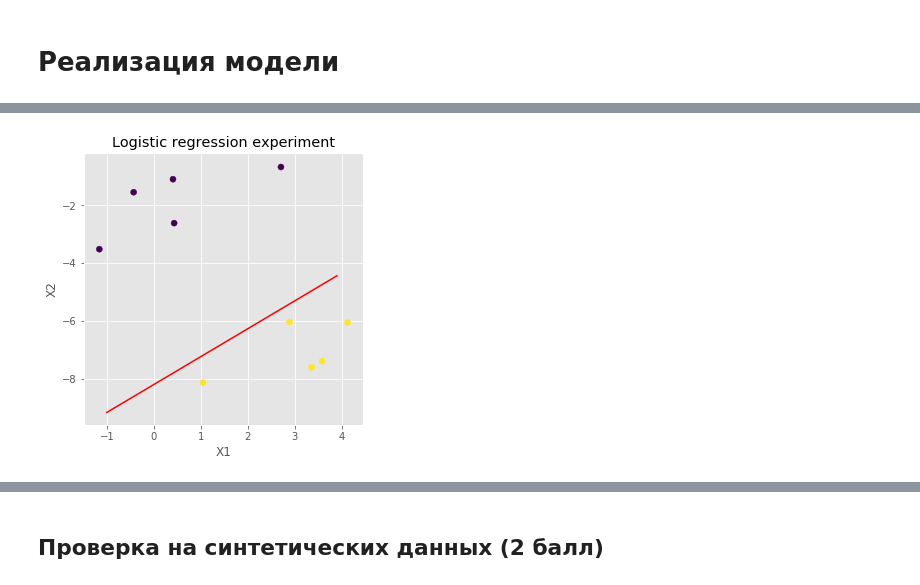
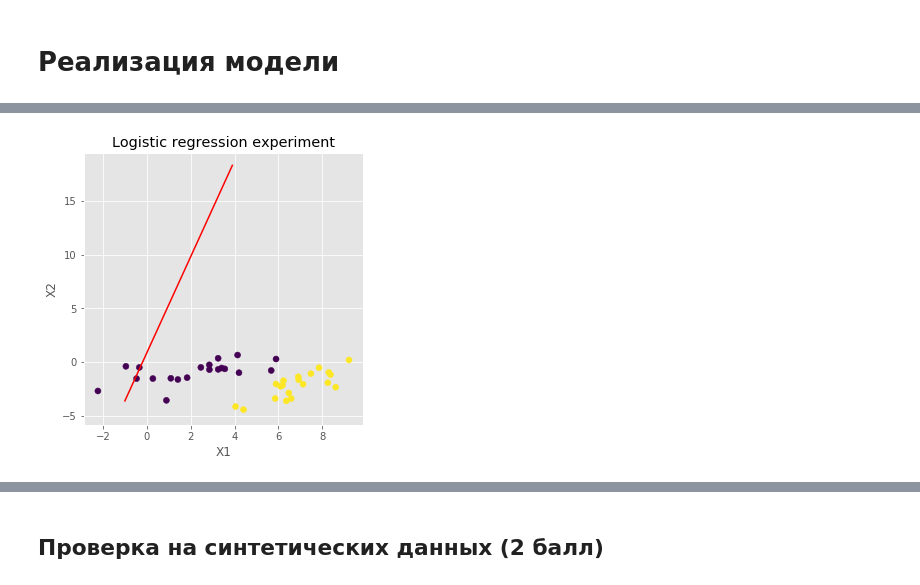
Before and after one commit to CarefreeSlacker/otus_homework3, a Jupyter notebook: homework.ipynb, the cells around one changed output, grey strips where cells are left out. Saved outputs shown, nothing was run; the diff lists cells and outputs as text; code cells hidden in the pictures.

```diff
--- a/homework.ipynb
+++ b/homework.ipynb
@@ -25,7 +25,7 @@ plt.rcParams['lines.markersize'] = 6
 from sklearn.metrics import zero_one_loss
 from sklearn.base import BaseEstimator, ClassifierMixin
 import math
-
+import random
 
 # gradients = 2. / m * X_b.T.dot(X_b.dot(theta) - y)
 # theta_old = theta
@@ -79,46 +79,64 @@ class MySGDClassifier(BaseEstimator, ClassifierMixin):
     def __none_regularisation(self, _y, _margin):
         return 0.0
 
-    def fit(self, X, y=None):
+    def fit(self, X, y):
         '''
         Обучение модели
         '''
-        (length, width) = X.shape
-        self.dimensions = width + 1
-        self.collection = self.__add_ones_for_c_coefficient(X, length)
+        (length, dims) = X.shape
+        self.dimensions = dims + 1
+        self.collection_len = length
+        self.collection = self.__add_c_coefficient(X, length)
         self.function_values = y
-        self.theta = np.random.randn(self.dimensions, 1)
+        self.theta = self.__get_random_theta(self.dimensions)
+        self.final_theta = 0
 
         self.__gradient_descent()
 
         return self
 
-    def __add_ones_for_c_coefficient(self, x, length):
-        return np.hstack([x, np.ones((length, 1))])
+    def __add_c_coefficient(self, x, length):
+        median_values = [np.median(x[:,i]) for i in range(self.dimensions - 1)]
+        fill_value = np.max(median_values)
+        return np.hstack([x, np.full((length, 1), 1)])
 
     def __gradient_descent(self):
         theta = self.theta
-        for _epoch in range(self.max_epoch):
+        for epoch in range(self.max_epoch):
             p = np.random.permutation(len(self.collection))
+            # print("Epoch {0}".format(epoch))
             for index in p:
+                # print("before theta {0}".format(theta.reshape((1,3))))
                 xi = self.collection[index]
                 yi = self.function_values[index]
                 margin = self.__margin(theta, xi)
-                yhat = self.__sigmoid(margin)
-                gradient = self.alpha * (yi - yhat) * yhat * xi * (1 - yhat) + self.reg_function(yi, yhat)
+                sigma = self.__sigmoid(margin)
+                gradient = (self.alpha * sigma * xi * yi + self.reg_function(yi, sigma)) / self.collection_len
                 gradient = gradient.reshape((self.dimensions, 1))
-                #print('Old theta {0} gradient {1}'.format(theta, gradient))
+                # print('yi {0} yhat {1} regularisation {2} Gradient {3} '.format(yi, yhat, self.reg_function(yi, yhat), gradient.reshape((1,3))))
                 theta = np.add(theta, gradient)
-                #print('New theta {0}'.format(theta))
+                # print("id: {0} sigma {1} margin {2} gradient {3}, regularisation {4}".format(index, round(sigma, 4), round(margin, 4), gradient.reshape((1, 3)), self.reg_function(yi, sigma)))
 
-        print("Before final theta {0}, self tehta {1}".format(theta, self.theta))
-        self.theta = theta.reshape(1, self.dimensions)[0]
-        print("Final theta {0}".format(self.theta))
+            # self.print_theta(theta)
+
+        self.final_theta = theta.reshape(1, self.dimensions)[0]
         return True
+
+    def print_theta(self, theta):
+        x_naive = np.arange(-1, 4, 0.1)
+        [a, b, c] =theta.reshape(1, self.dimensions)[0]
+        y_naive = -1 * (a / b) * x_naive - (c / b)
+        plt.plot(x_naive, y_naive, c='g', label='way to optimal decision')
+        return
+
+    def __get_random_theta(self, dim):
+        return np.array([random.random() for _ in range(dim)]).reshape(dim, 1)
 
     def __margin(self, theta, x):
         x = x.reshape((1, self.dimensions))
-        return x.dot(theta)[0][0]
+        margin = x.dot(theta)[0][0]
+        # print('x {0} margin {1}, theta {2}'.format(x, margin, theta))
+        return margin
 
     def __sigmoid(self, z):
         sigmoid = 1 / (1 + np.exp(-z))
@@ -146,27 +164,27 @@ class MySGDClassifier(BaseEstimator, ClassifierMixin):
 
         return y_hat_proba
 
-classifier = MySGDClassifier(C=1, alpha=0.5, max_epoch=10, penalty='l2')
+classifier = MySGDClassifier(C=0.5, alpha=1, max_epoch=10, penalty='l2')
 
 np.random.seed(1)
 
-size = 5
+size = 20
 
 C1 = np.array([[0., -0.8], [1.5, 0.8]])
 C2 = np.array([[1., -0.7], [2., 0.7]])
-gauss1 = np.dot(np.random.randn(size, 2) + np.array([10, 3]), C1)
-#gauss1 = np.dot(np.random.randn(size, 2) + np.array([7, 5]), C1)
+gauss1 = np.dot(np.random.randn(size, 2) + np.array([7, 5]), C1)
 gauss2 = np.dot(np.random.randn(size, 2) + np.array([1.5, 0]), C2)
 
 X = np.vstack([gauss1, gauss2])
 Y = np.r_[np.ones(size), np.zeros(size)]
-
 classifier.fit(X, Y)
 
 x_naive = np.arange(-1, 4, 0.1)
-[a, b, c] = classifier.theta
-print('Theta {0}'.format(classifier.theta))
-y_naive = (a / b) * x_naive - ((c + 400) / b)
+print(classifier.theta)
+print(classifier.final_theta)
+[a, b, c] = classifier.final_theta
+# print('Theta {0}'.format(classifier.theta))
+y_naive = -1 * (a / b) * x_naive - (c / b)
 plt.plot(x_naive, y_naive, c='red', label='descision boundary naive')
 
 plt.scatter(X[:, 0], X[:, 1], c=Y + 1)
@@ -174,5 +192,5 @@ plt.xlabel('X1')
 plt.ylabel('X2')
 plt.title('Logistic regression experiment')
 plt.show()
-print(Y + 1)
+print(classifier.collection)
 # %% [output]
@@ -186 +201 @@ Theta [66.94651426 69.36657073 68.84745367]
-[figure, old version]
+[figure, new version]
```
Also changed, not shown: parts of 2 cells of this notebook.
